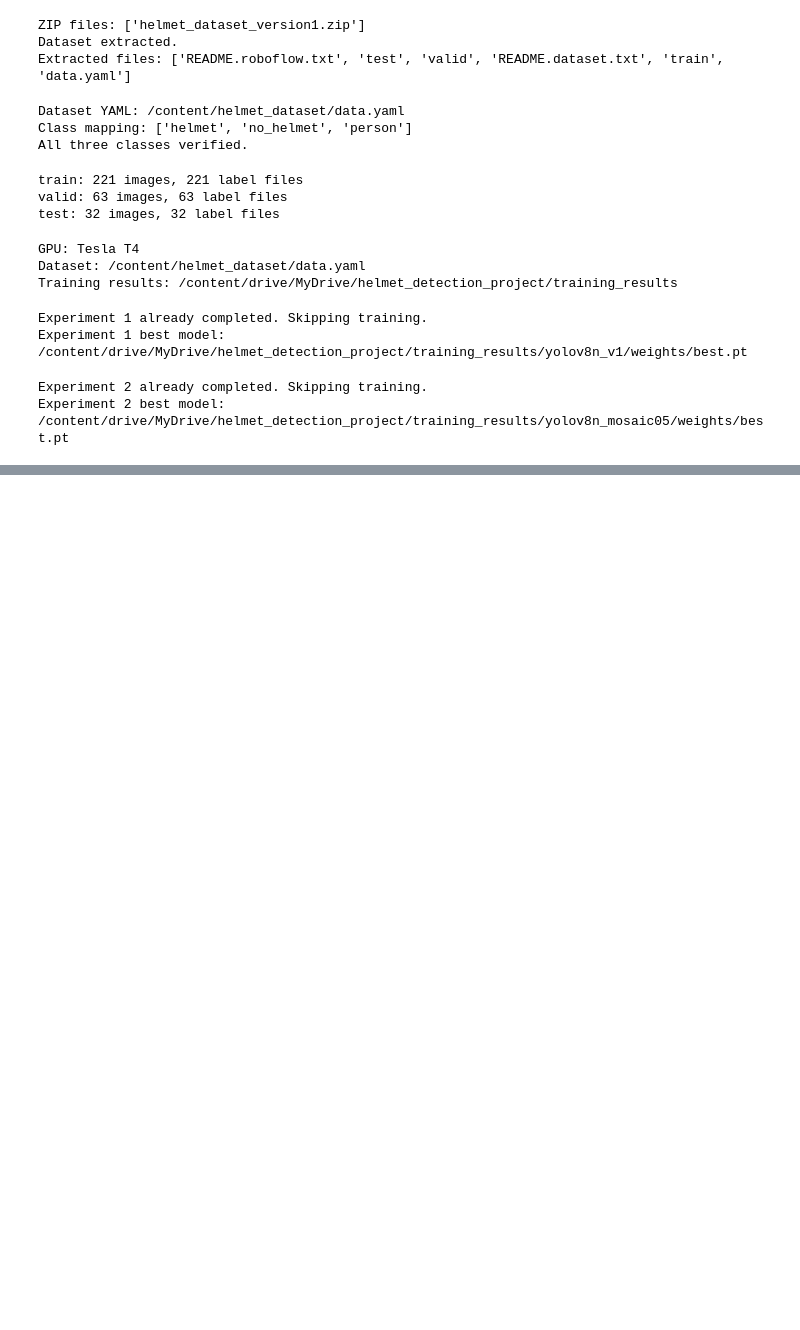
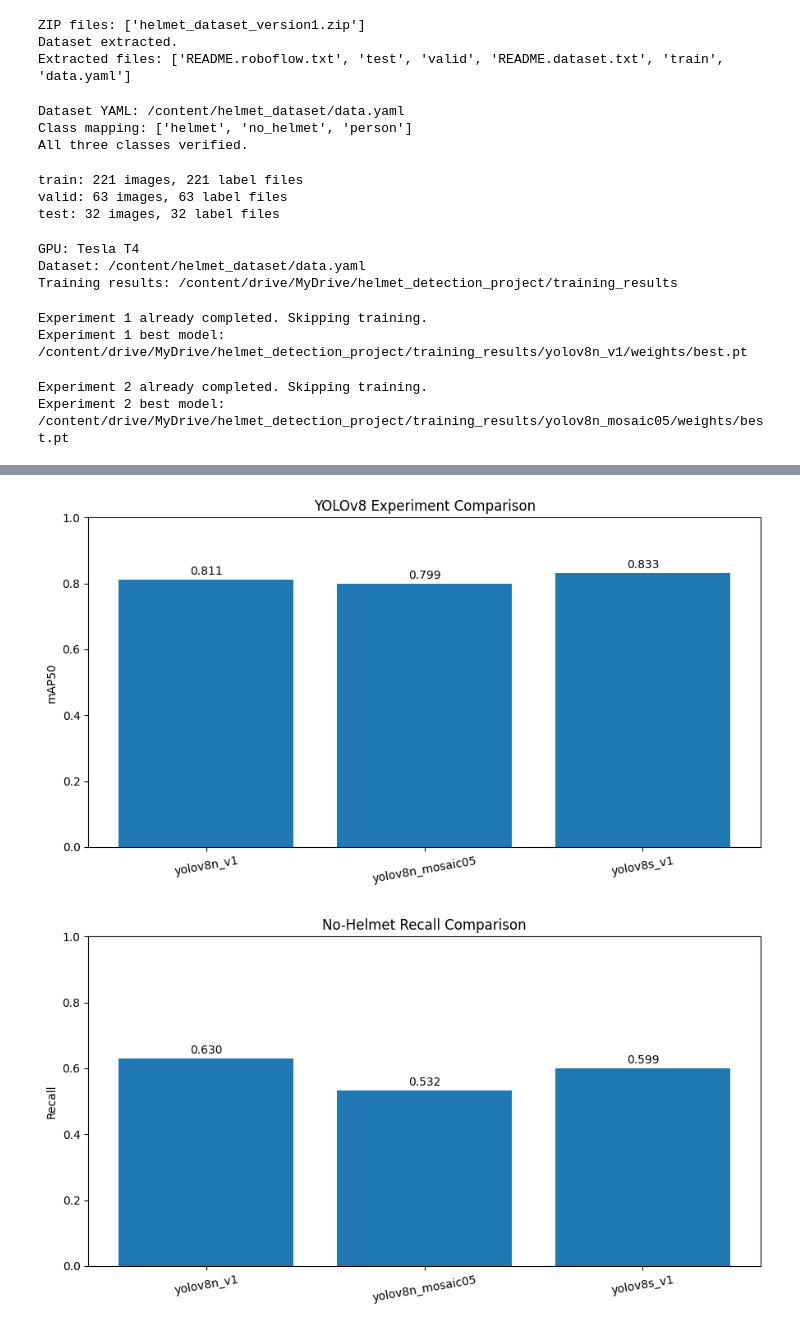
Before and after one commit to faizanarif2/worker-safety-helmet-detection, a Jupyter notebook: training.ipynb, the cells around one changed output, grey strips where cells are left out. Drawn from its saved outputs; the diff is of its cells as text; code cells hidden in the pictures; blank space fills up the shorter version.

Commit message:
Compare models on validation set

```diff
--- a/training.ipynb
+++ b/training.ipynb
@@ -367,0 +478,57 @@ Experiment 3 best model: /content/drive/MyDrive/helmet_detection_project/trainin
+# %%
+import matplotlib.pyplot as plt
+
+plt.figure(figsize=(9, 5))
+
+bars = plt.bar(
+    validation_df["Experiment"],
+    validation_df["mAP50"]
+)
+
+plt.title("YOLOv8 Experiment Comparison")
+plt.ylabel("mAP50")
+plt.ylim(0, 1)
+plt.xticks(rotation=10)
+
+for bar in bars:
+    plt.text(
+        bar.get_x() + bar.get_width() / 2,
+        bar.get_height() + 0.015,
+        f"{bar.get_height():.3f}",
+        ha="center"
+    )
+
+plt.tight_layout()
+plt.savefig(runs_dir / "map50_comparison.png", dpi=150)
+plt.show()
+
+no_helmet_df = class_df[
+    class_df["Class"] == "no_helmet"
+]
+
+plt.figure(figsize=(9, 5))
+
+bars = plt.bar(
+    no_helmet_df["Experiment"],
+    no_helmet_df["Recall"]
+)
+
+plt.title("No-Helmet Recall Comparison")
+plt.ylabel("Recall")
+plt.ylim(0, 1)
+plt.xticks(rotation=10)
+
+for bar in bars:
+    plt.text(
+        bar.get_x() + bar.get_width() / 2,
+        bar.get_height() + 0.015,
+        f"{bar.get_height():.3f}",
+        ha="center"
+    )
+
+plt.tight_layout()
+plt.savefig(runs_dir / "no_helmet_recall.png", dpi=150)
+plt.show()
+# %% [output]
+[figure, added]
+[figure, added]
```
Also changed, not shown: parts of 5 cells of this notebook.
